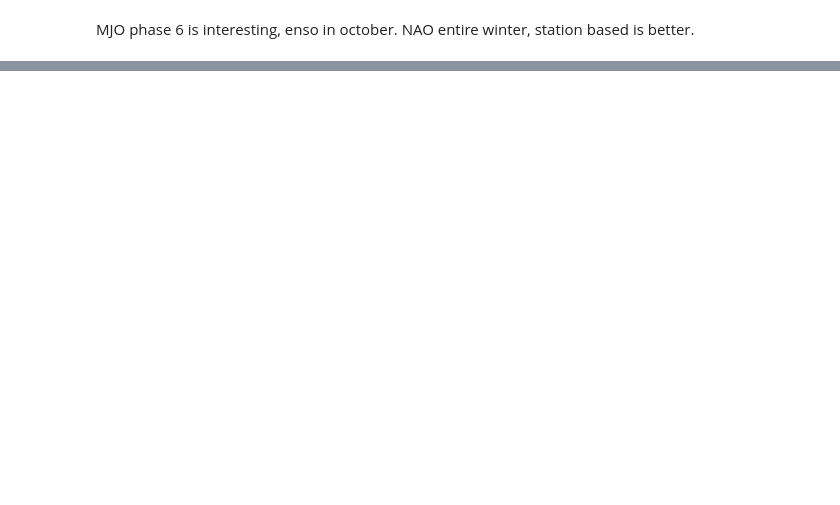
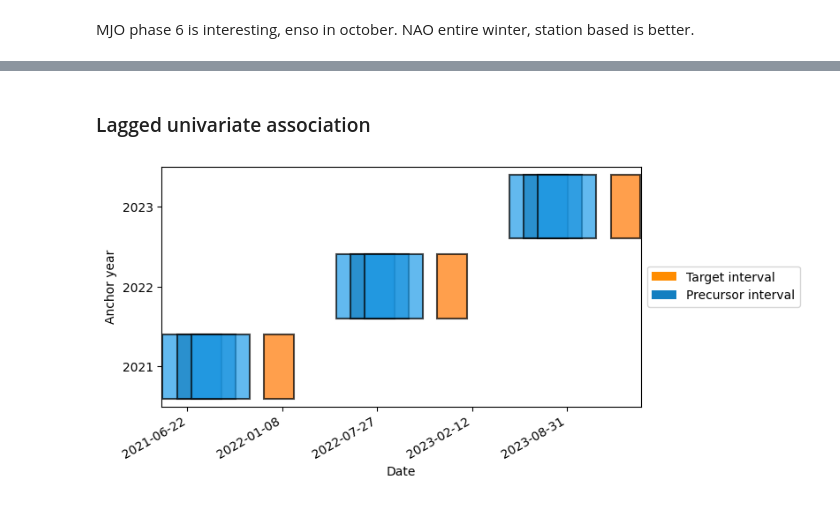
Before and after one commit to chiemvs/Medley, a Jupyter notebook: notebooks/Temporal_exploration.ipynb, the cells around one changed output, grey strips where cells are left out. Drawn from its saved outputs; the diff is of its cells as text; code cells hidden in the pictures; blank space fills up the shorter version.

```diff
--- a/notebooks/Temporal_exploration.ipynb
+++ b/notebooks/Temporal_exploration.ipynb
@@ -112,6 +135,41 @@ def simultaneous_resample(firstmonth = 12, lastmonth = 1, average = True):
     res = res.set_index(['anchor_year','i_interval','interval']).drop('is_target', axis = 1) # Lilio bookkeeping
     res.columns = pd.MultiIndex.from_tuples(res.columns, names = df.columns.names)
     return res
+
+def lagged_resample(separation = 0, firstmonth = 12, lastmonth = 12, n = 1, precursor_agg = 1, allow_precursor_overlap = False):
+    """
+    Separation between target and first precursor is in terms of number of months.
+    Always an averaging is applied.
+    Averaging period for target is determined by firstmonth / lastmonth interval (lastmonth is inclusive)
+    Averaging period for precursor is given as integer in number of months
+    if precursor_agg > 1, you can opt for allowing overlap.
+    """
+    combined = df.join(target)
+    if firstmonth > lastmonth:
+        months = np.arange(firstmonth - 12, lastmonth + 1, 1)
+        months  = np.where(months <=0, months + 12, months)
+    else:
+        months = np.arange(firstmonth, lastmonth + 1, 1)
+    cal = lilio.Calendar(anchor = f'{firstmonth}-01')
+    cal.add_intervals("target", length=f"{len(months)}M")
+    counter = n
+    while counter > 0:
+        if counter == n: # First precursor
+            gap = separation
+        elif (precursor_agg > 1) and allow_precursor_overlap:
+            gap = -(precursor_agg - 1)
+        else:
+            gap = 0
+        cal.add_intervals("precursor", length=f"{precursor_agg}M", n=1, gap = f'{gap}M')
+        counter -= 1
+    cal.map_years(start=1949, end=2023)
+    res = lilio.resample(cal, combined, how = 'nanmean')
+    res = res.set_index(['anchor_year','i_interval']).drop('interval', axis = 1)
+    y = res.loc[res['is_target'],[('rrmon',0,'EOBS')]].unstack('i_interval')
+    X = res.loc[~res['is_target'],:].drop([('rrmon',0,'EOBS'),'is_target'], axis = 1).unstack('i_interval')
+    X.columns.names = ['variables','i_interval']
+    #X.columns = pd.MultiIndex.from_tuples(X.columns) # Should be done before unstacking
+    return X, y, cal # Also return the calendar for bookkeeping.
 # %%
 exampledf = simultaneous_resample(firstmonth = 1, lastmonth = 1, average = False)
 # Plotting correlations per month, single months
@@ -179,0 +279,8 @@ plt.show()
+# %% [markdown]
+### Lagged univariate association
+# %%
+# Showcase
+X, y, cal = lagged_resample(lastmonth = 1, separation = 1, n = 3, precursor_agg = 4, allow_precursor_overlap=True)
+cal.visualize()
+# %% [output]
+[figure, added]
```
Also changed, not shown: parts of 22 cells of this notebook, 1 other file.
